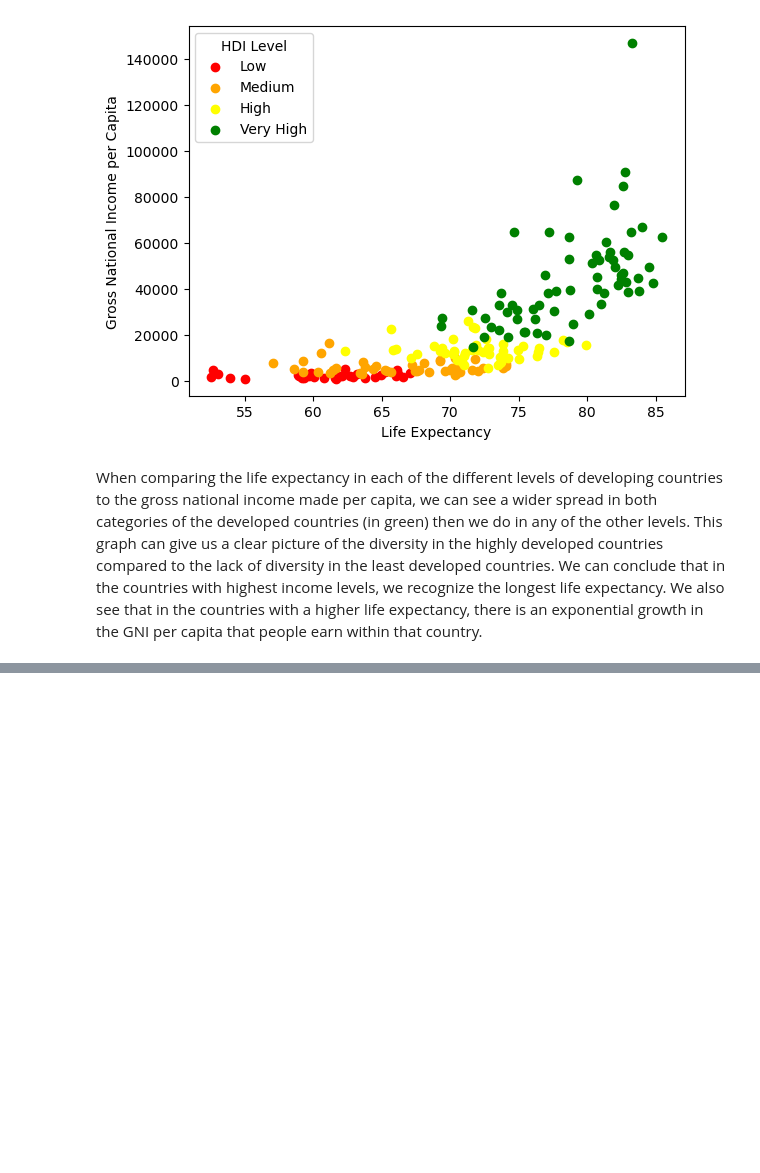
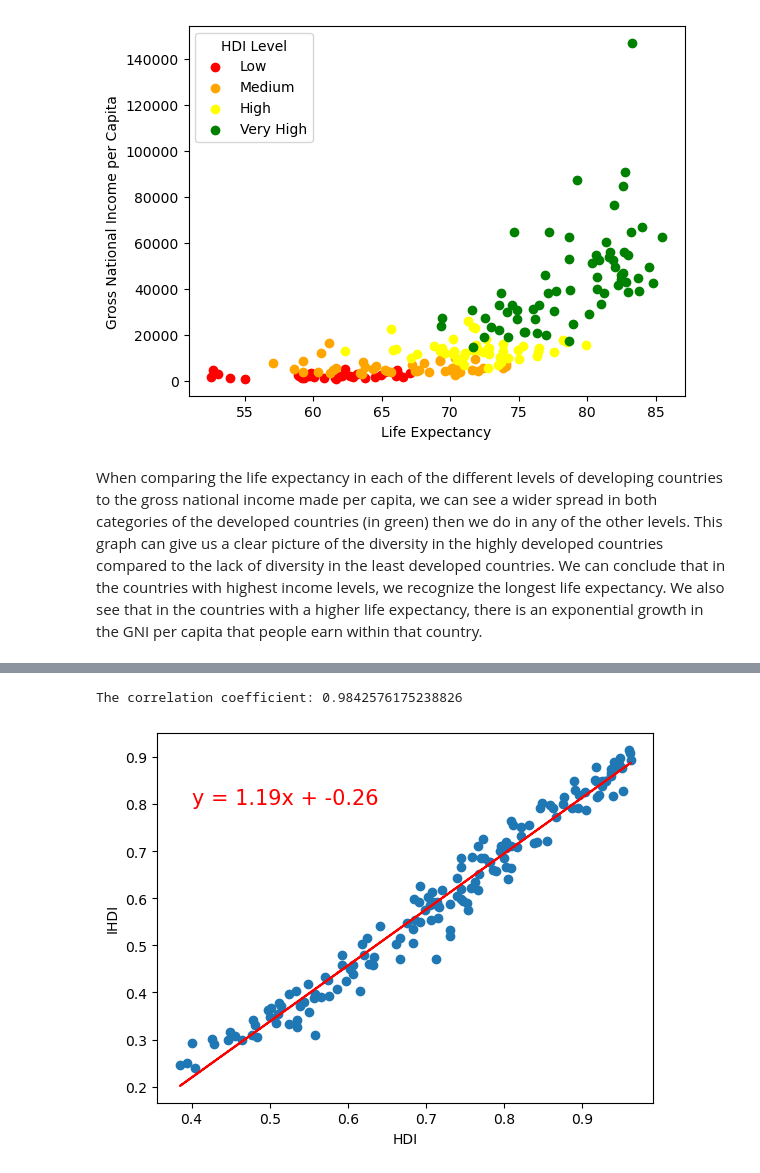
Before and after one commit to AbdullaMashaly/Human_Development_Index, a Jupyter notebook: HDI_Analysis.ipynb, the cells around one changed output, grey strips where cells are left out. Saved outputs shown, nothing was run; the diff lists cells and outputs as text; code cells hidden in the pictures; blank space fills up the shorter version.

```diff
--- a/HDI_Analysis.ipynb
+++ b/HDI_Analysis.ipynb
@@ -93,0 +123,7 @@ When comparing the life expectancy in each of the different levels of developing
+# %%
+# Path to CSV file
+file_path = Path("csv tables/IHDI_countries.csv")
+
+# Read our HDI data into pandas
+IHDI_2021 = pd.read_csv(file_path)
+IHDI_2021
@@ -93,0 +150,6 @@ When comparing the life expectancy in each of the different levels of developing
+# %%
+# Merge HDI and IHDI Dataframes
+HDI_IHDI = pd.merge(HDI_2021.loc[:,['iso3', 'country', 'region', 'HDI_Code', 'HDI_Rank','Human Development Index 2021']], IHDI_2021, on="iso3", how="inner")
+HDI_IHDI.drop(columns=['country_y', 'HDI_Code_y'], inplace=True)
+HDI_IHDI.rename(columns={'country_x':'country', 'HDI_Code_x':'HDI_Code'}, inplace=True)
+HDI_IHDI
@@ -93,0 +182,17 @@ When comparing the life expectancy in each of the different levels of developing
+# %%
+# Scatter Plot of HDI vs IHDI
+x_values = HDI_IHDI['Human Development Index 2021']
+y_values = HDI_IHDI['ihdi_2021']
+(slope, intercept, rvalue, pvalue, stderr) = linregress(x_values, y_values)
+regress_values = x_values * slope + intercept
+line_eq = "y = " + str(round(slope,2)) + "x + " + str(round(intercept,2))
+plt.scatter(x_values,y_values)
+plt.plot(x_values,regress_values,"r-")
+plt.annotate(line_eq,(0.4,0.8),fontsize=15,color="red")
+plt.xlabel('HDI')
+plt.ylabel('IHDI')
+print(f"The correlation coefficient: {rvalue}")
+plt.show()
+# %% [output]
+The correlation coefficient: 0.9842576175238826
+[figure, added]
```
Also changed, not shown: parts of 24 cells of this notebook, 8 other files.
